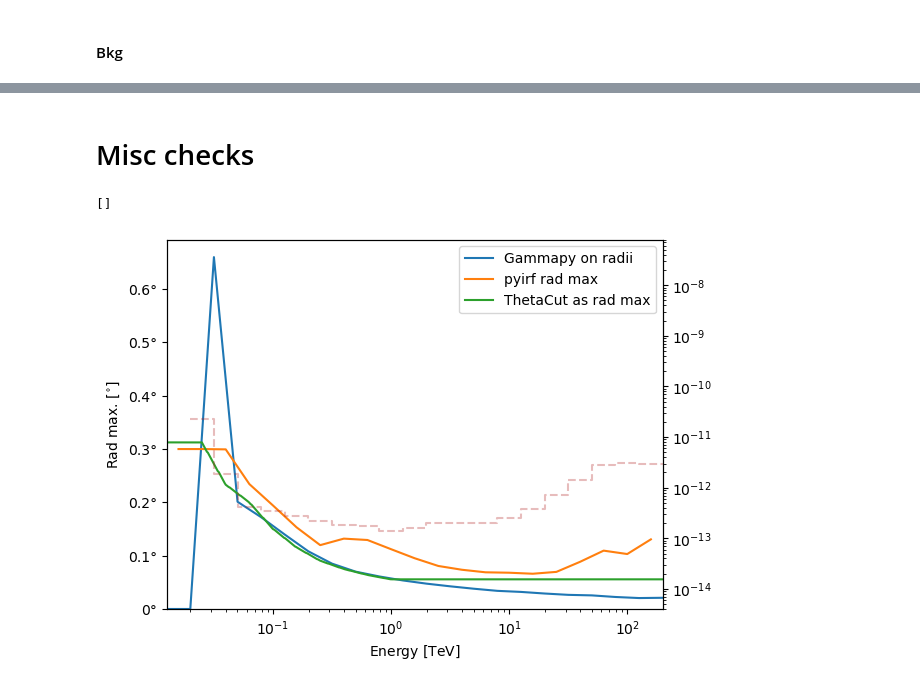
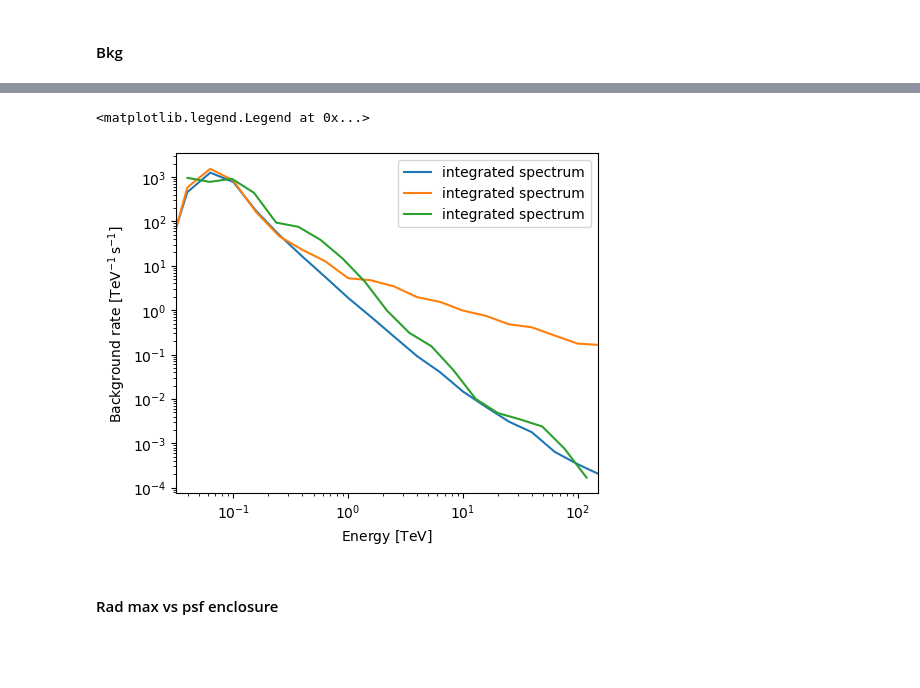
Before and after one commit to Tobychev/GammapySensitivity, a Jupyter notebook: SensitivityFromIRF.ipynb, the cells around one changed output, grey strips where cells are left out. Cells and saved outputs as stored; diff of their text form; code cells hidden in the pictures; blank space fills up the shorter version.

```diff
--- a/SensitivityFromIRF.ipynb
+++ b/SensitivityFromIRF.ipynb
@@ -398,15 +342,12 @@ WARNING:root:Table column name energy will be deprecated by e_ref since v1.2
-# %% [markdown]
-# Misc checks
-# %%
-fig, ax = plt.subplots()
-ax.plot(p5_gE, tmp[1], label="Gammapy on radii")
-irf_tab_py["rad_max"].plot_rad_max_vs_energy(ax=ax, label="pyirf rad max")
-irf_tab_p5["rad_max"].plot_rad_max_vs_energy(ax=ax, label="ThetaCut as rad max")
-ax2 = ax.twinx()
-#ax2.step(py_gE, py_gSens, label="pyIRF + gammapy, pointlike",color="firebrick",linestyle="dashed", alpha=0.3)
-ax2.step(p5_gE, p5_gSens, label="pyIRF + gammapy, pointlike",color="firebrick",linestyle="dashed", alpha=0.3)
-ax2.set(ylim=(4e-15, 8e-8), yscale="log")
-plt.semilogx()
-# %% [output]
-[]
-[figure, removed]
+# %%
+fig, axs = plt.subplots(1, 1, figsize=(5, 4))
+fig.set_layout_engine("constrained")
+irf_tab_p5["bkg"].to_2d().plot_spectrum(axs)
+irf_tab_p5_point["bkg"].plot_spectrum(axs)
+irf_tab_py["bkg"].plot_spectrum(axs)
+axs.legend()
+# %% [output]
+<matplotlib.legend.Legend at 0x...>
+[figure, added]
+# %% [markdown]
+#### Rad max vs psf enclosure
```
Also changed, not shown: parts of 13 cells of this notebook.
